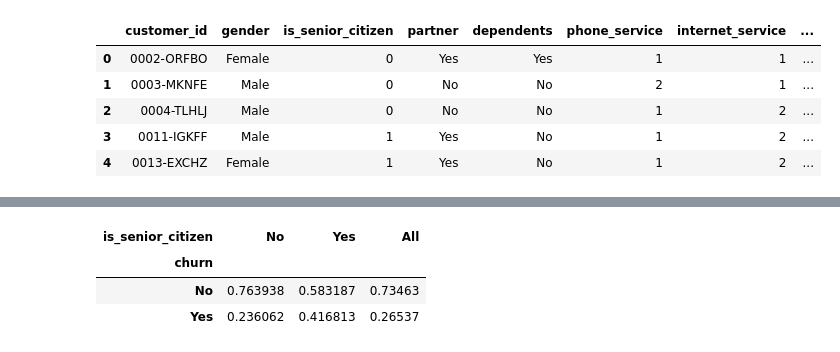
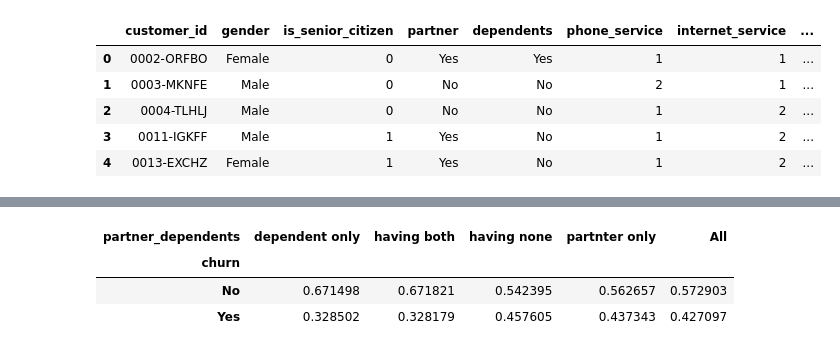
Before and after one commit to Yongliang-Shi/numpy-pandas-visualization-exercises, a Jupyter notebook: storytelling_project.ipynb, the cells around one changed output, grey strips where cells are left out. Saved outputs shown, nothing was run; the diff lists cells and outputs as text; code cells hidden in the pictures.

```diff
--- a/storytelling_project.ipynb
+++ b/storytelling_project.ipynb
@@ -253,0 +286,10 @@ CustDetails.head()
+# %%
+def service_type(row):
+    if row['phone_service'] == 'No Phone Service':
+        return "Internet only"
+    elif row['internet_service'] == 'No Internet Service':
+        return "Phone only"
+    else:
+        return "Phone & Internet"
+
+service_type(CustDetails.iloc[5])
@@ -253,0 +298,2 @@ CustDetails.head()
+# %%
+CustDetails['service_type'] = CustDetails.apply(service_type, axis=1)
@@ -253,0 +309,14 @@ CustDetails.head()
+# %%
+def partner_dependents(row):
+    if row['partner'] == 'Yes':
+        if row['dependents'] == 'Yes':
+            return 'having both'
+        elif row['dependents'] == 'No':
+            return 'partnter only'
+    elif row['partner'] == 'No':
+        if row['dependents'] == 'Yes':
+            return 'dependent only'
+        elif row['dependents'] == 'No':
+            return 'having none'
+
+partner_dependents(CustDetails.iloc[30])
@@ -253,0 +325,2 @@ CustDetails.head()
+# %%
+CustDetails['partner_dependents'] = CustDetails.apply(partner_dependents, axis=1)
@@ -357,7 +486,11 @@ pd.crosstab(CustMonthly['churn'], CustMonthly['gender'], margins=True, normalize
 # %%
-pd.crosstab(CustDetails['churn'], CustDetails['is_senior_citizen'], margins=True, normalize=1)
+monthly_pd_relative = pd.crosstab(CustMonthly['churn'],
+                                  CustMonthly['partner_dependents'],
+                                  margins=True,
+                                  normalize=1)
+monthly_pd_relative
 # %% [output]
-| is_senior_citizen | No | Yes | All |
-| churn |  |  |  |
-| No | 0.763938 | 0.583187 | 0.73463 |
-| Yes | 0.236062 | 0.416813 | 0.26537 |
+| partner_dependents | dependent only | having both | having none | partnter only | All |
+| churn |  |  |  |  |  |
+| No | 0.671498 | 0.671821 | 0.542395 | 0.562657 | 0.572903 |
+| Yes | 0.328502 | 0.328179 | 0.457605 | 0.437343 | 0.427097 |
```
Also changed, not shown: parts of 45 cells of this notebook.
